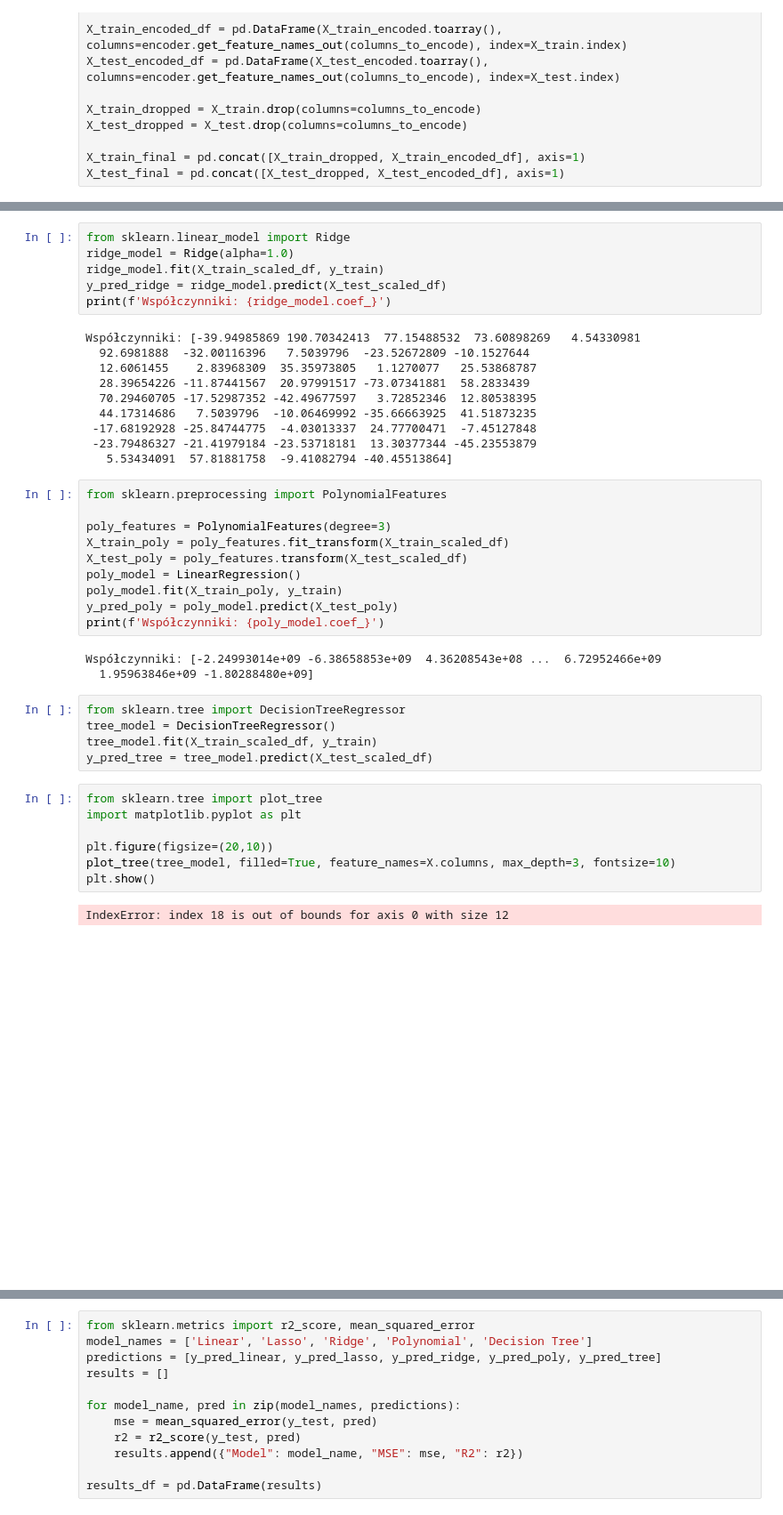
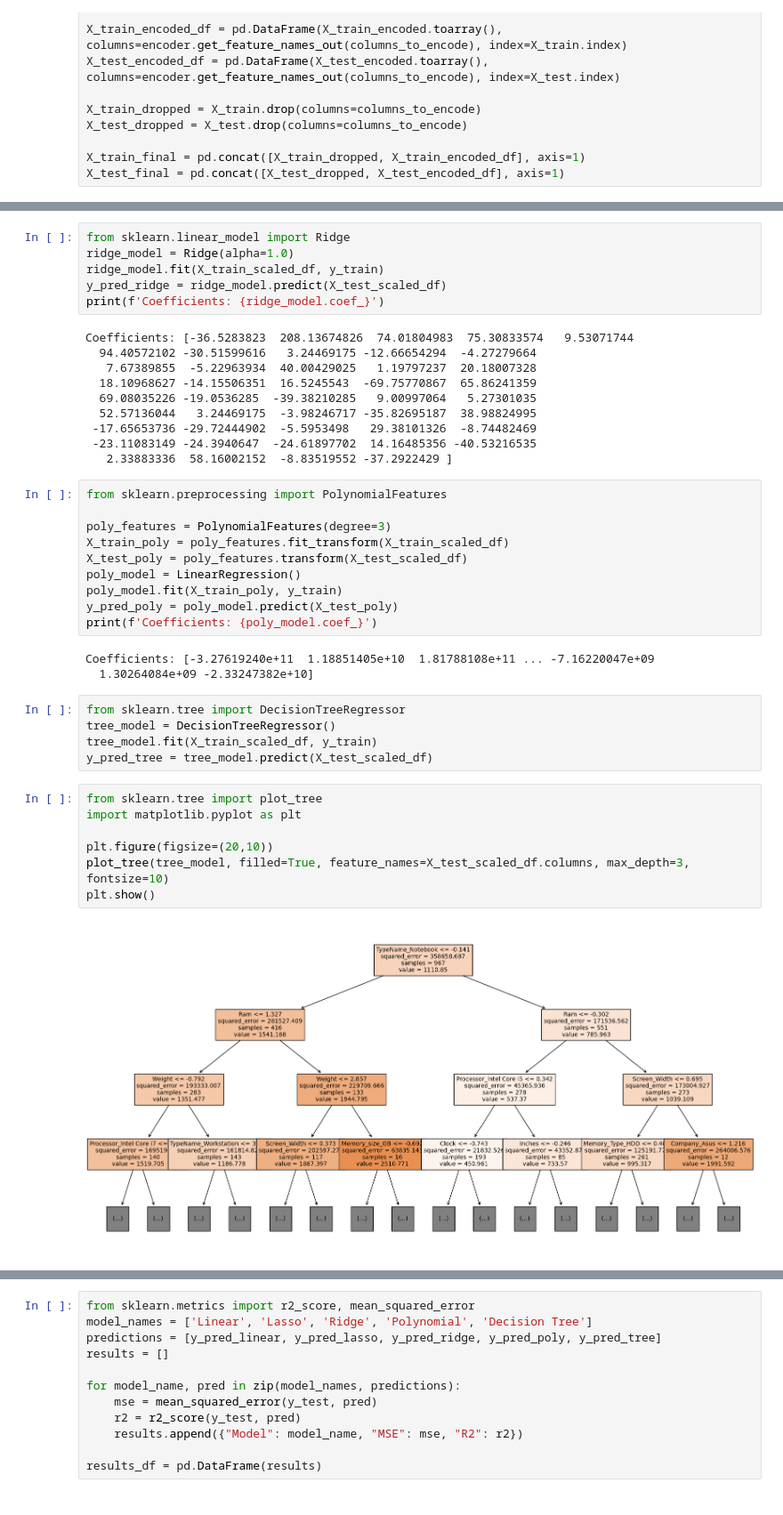
Before and after one commit to jakub1090cn/Laptop-Price-Prediction, a Jupyter notebook: Project_regression.ipynb, the cells around one changed output, grey strips where cells are left out. Shown: that part at 89% size. Cells and saved outputs as stored; diff of their text form.

```diff
--- a/Project_regression.ipynb
+++ b/Project_regression.ipynb
@@ -253,17 +262,17 @@ from sklearn.linear_model import Ridge
 ridge_model = Ridge(alpha=1.0)
 ridge_model.fit(X_train_scaled_df, y_train)
 y_pred_ridge = ridge_model.predict(X_test_scaled_df)
-print(f'Współczynniki: {ridge_model.coef_}')
+print(f'Coefficients: {ridge_model.coef_}')
 # %% [output]
-Współczynniki: [-39.94985869 190.70342413  77.15488532  73.60898269   4.54330981
-  92.6981888  -32.00116396   7.5039796  -23.52672809 -10.1527644
-  12.6061455    2.83968309  35.35973805   1.1270077   25.53868787
-  28.39654226 -11.87441567  20.97991517 -73.07341881  58.2833439
-  70.29460705 -17.52987352 -42.49677597   3.72852346  12.80538395
-  44.17314686   7.5039796  -10.06469992 -35.66663925  41.51873235
- -17.68192928 -25.84744775  -4.03013337  24.77700471  -7.45127848
- -23.79486327 -21.41979184 -23.53718181  13.30377344 -45.23553879
-   5.53434091  57.81881758  -9.41082794 -40.45513864]
+Coefficients: [-36.5283823  208.13674826  74.01804983  75.30833574   9.53071744
+  94.40572102 -30.51599616   3.24469175 -12.66654294  -4.27279664
+   7.67389855  -5.22963934  40.00429025   1.19797237  20.18007328
+  18.10968627 -14.15506351  16.5245543  -69.75770867  65.86241359
+  69.08035226 -19.0536285  -39.38210285   9.00997064   5.27301035
+  52.57136044   3.24469175  -3.98246717 -35.82695187  38.98824995
+ -17.65653736 -29.72444902  -5.5953498   29.38101326  -8.74482469
+ -23.11083149 -24.3940647  -24.61897702  14.16485356 -40.53216535
+   2.33883336  58.16002152  -8.83519552 -37.2922429 ]
 # %%
 from sklearn.preprocessing import PolynomialFeatures
 
@@ -273,10 +282,10 @@ X_test_poly = poly_features.transform(X_test_scaled_df)
 poly_model = LinearRegression()
 poly_model.fit(X_train_poly, y_train)
 y_pred_poly = poly_model.predict(X_test_poly)
-print(f'Współczynniki: {poly_model.coef_}')
+print(f'Coefficients: {poly_model.coef_}')
 # %% [output]
-Współczynniki: [-2.24993014e+09 -6.38658853e+09  4.36208543e+08 ...  6.72952466e+09
-  1.95963846e+09 -1.80288480e+09]
+Coefficients: [-3.27619240e+11  1.18851405e+10  1.81788108e+11 ... -7.16220047e+09
+  1.30264084e+09 -2.33247382e+10]
 # %%
 from sklearn.tree import DecisionTreeRegressor
 tree_model = DecisionTreeRegressor()
@@ -285,10 +294,9 @@ y_pred_tree = tree_model.predict(X_test_scaled_df)
 # %%
 from sklearn.tree import plot_tree
 import matplotlib.pyplot as plt
 
 plt.figure(figsize=(20,10))
-plot_tree(tree_model, filled=True, feature_names=X.columns, max_depth=3, fontsize=10)
+plot_tree(tree_model, filled=True, feature_names=X_test_scaled_df.columns, max_depth=3, fontsize=10)
 plt.show()
 # %% [output]
-IndexError: index 18 is out of bounds for axis 0 with size 12
-[figure, old version]
+[figure, new version]
```
Also changed, not shown: parts of 22 cells of this notebook.
